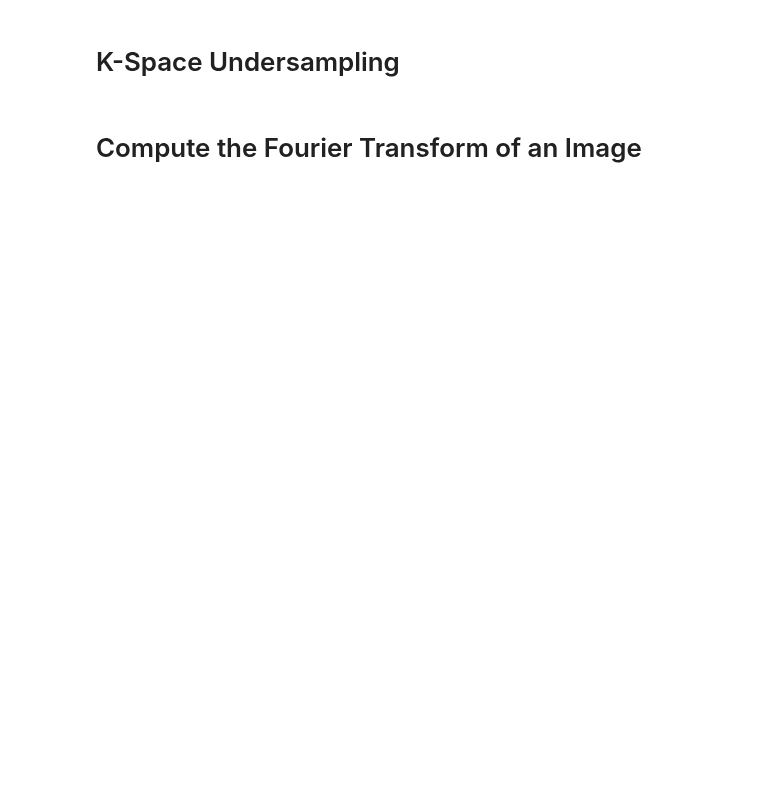
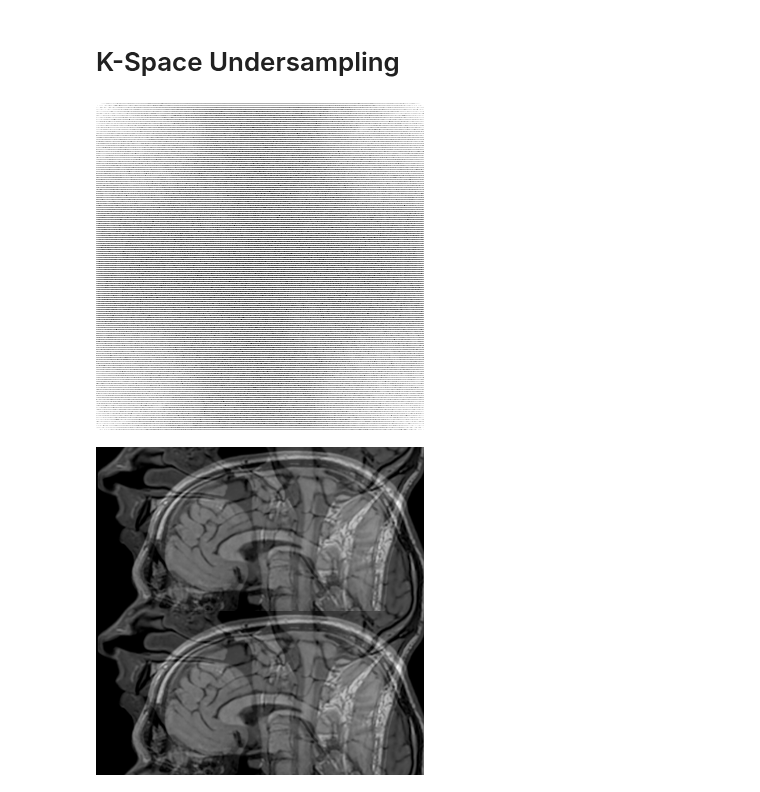
Before and after one commit to ArghyaPal/SURE_shot, a Jupyter notebook: SURE_try.ipynb, the cells around one changed output. Drawn from its saved outputs; the diff is of its cells as text; code cells hidden in the pictures; blank space fills up the shorter version.

```diff
--- a/SURE_try.ipynb
+++ b/SURE_try.ipynb
@@ -55,2 +100,14 @@ phantom_ch_1_k_u[0:63:2,:] = image_tensor_k_undersampled[0:63:2,:]
-# %% [markdown]
-# Compute the Fourier Transform of an Image
+# %%
+f_undersampled = np.zeros(np.shape(f),dtype=complex)
+f_undersampled[0:height:skip_lines, : ] = f[0:height:skip_lines, : ]
+#f_undersampled = np.fft.fftshift(f_undersampled)
+# %%
+mag_undersampled = 20*np.log(np.abs(f_undersampled))
+mag_undersampled = np.asarray(mag_undersampled, dtype=np.uint64)
+recon_undersampled = np.fft.ifft2(f_undersampled)
+
+cv2_imshow(mag_undersampled)
+cv2_imshow(recon_undersampled)
+# %% [output]
+[figure, added]
+[figure, added]
```
Also changed, not shown: parts of 16 cells of this notebook.
